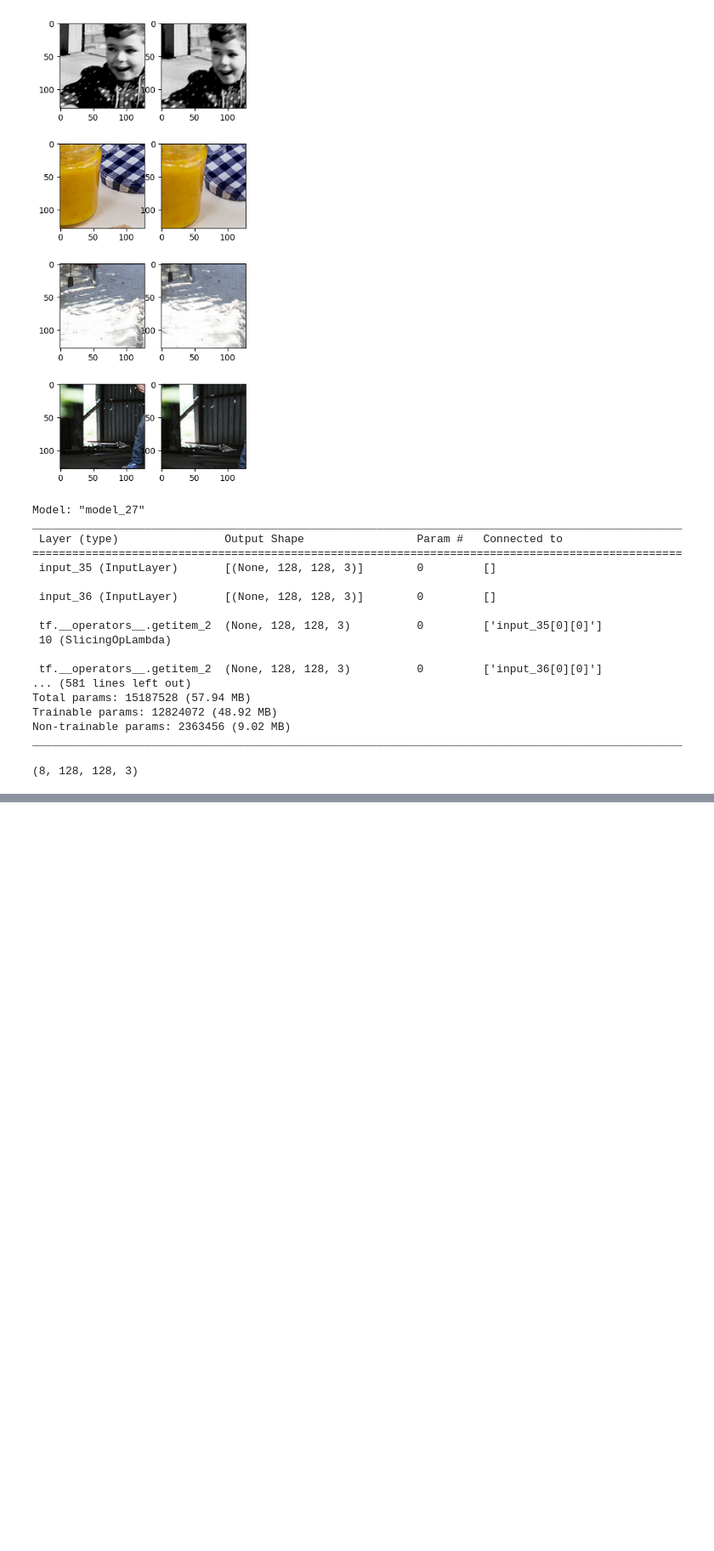
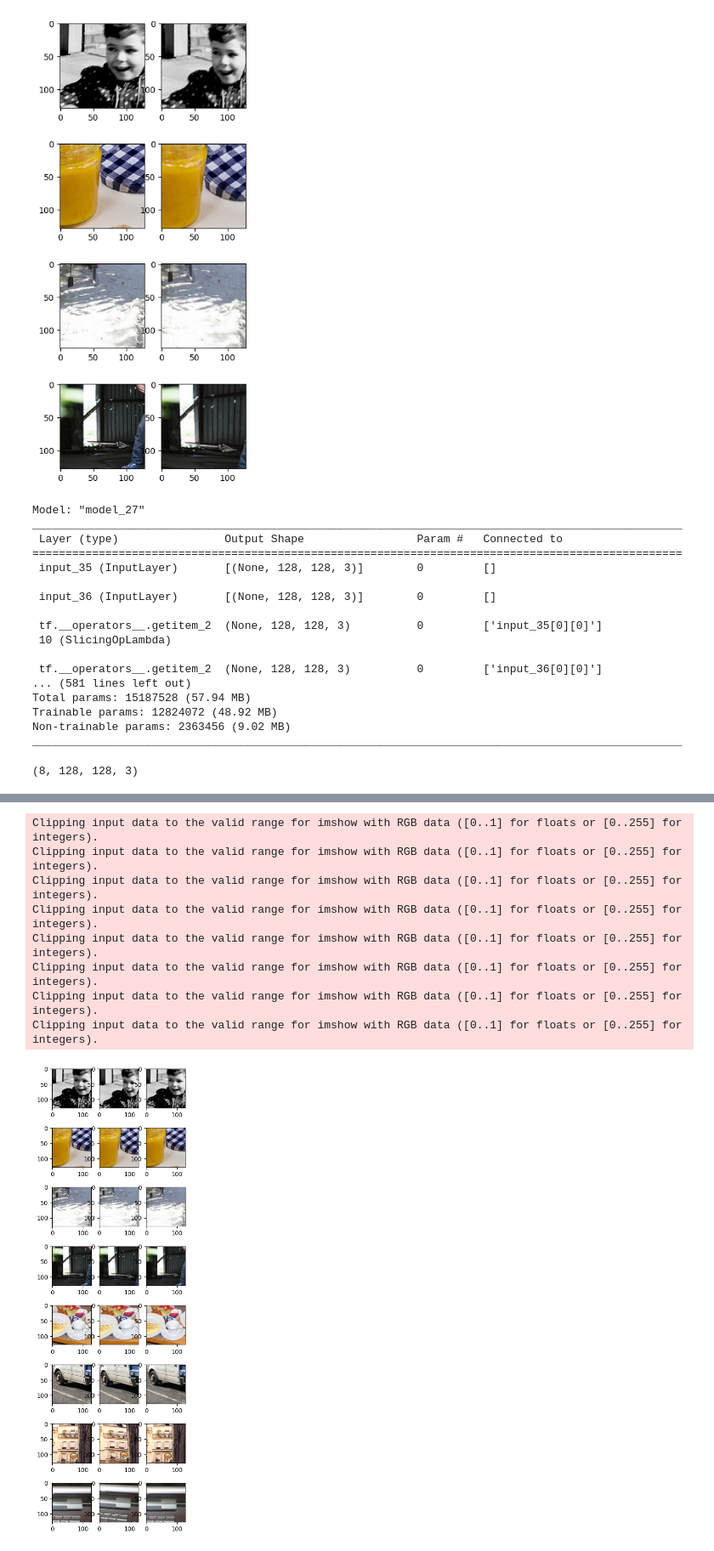
Before and after one commit to liuji1031/homography_net, a Jupyter notebook: train_unsupervised.ipynb, the cells around one changed output, grey strips where cells are left out. Shown at 85% size. Drawn from its saved outputs; the diff is of its cells as text; code cells hidden in the pictures; blank space fills up the shorter version.

```diff
--- a/train_unsupervised.ipynb
+++ b/train_unsupervised.ipynb
@@ -119,0 +136,22 @@ Epoch 1/20
+# %%
+# see how the model is doing
+sample_model_output = full_model(sample_input)
+plt.figure(figsize=(4,14))
+for i in range(8):
+    plt.subplot(8,3,3*i+1)
+    plt.imshow(tf.squeeze(sample_input[0][i,:,:,:])/255.)
+    plt.subplot(8,3,3*i+2)
+    plt.imshow(tf.squeeze(sample_input[1][i,:,:,:])/255.)
+    plt.subplot(8,3,3*i+3)
+    plt.imshow(tf.squeeze(sample_model_output[i,:,:,:])/255.)
+plt.show()
+# %% [output]
+Clipping input data to the valid range for imshow with RGB data ([0..1] for floats or [0..255] for integers).
+Clipping input data to the valid range for imshow with RGB data ([0..1] for floats or [0..255] for integers).
+Clipping input data to the valid range for imshow with RGB data ([0..1] for floats or [0..255] for integers).
+Clipping input data to the valid range for imshow with RGB data ([0..1] for floats or [0..255] for integers).
+Clipping input data to the valid range for imshow with RGB data ([0..1] for floats or [0..255] for integers).
+Clipping input data to the valid range for imshow with RGB data ([0..1] for floats or [0..255] for integers).
+Clipping input data to the valid range for imshow with RGB data ([0..1] for floats or [0..255] for integers).
+Clipping input data to the valid range for imshow with RGB data ([0..1] for floats or [0..255] for integers).
+[figure, added]
```
Also changed, not shown: parts of 1 cell of this notebook, 1 other file.
